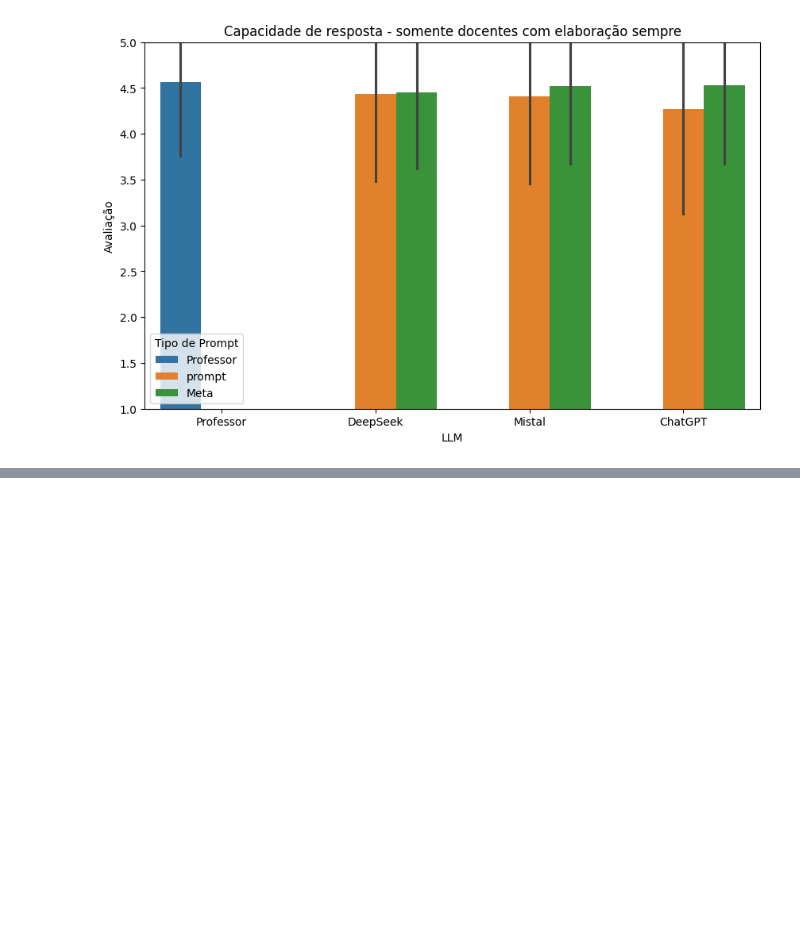
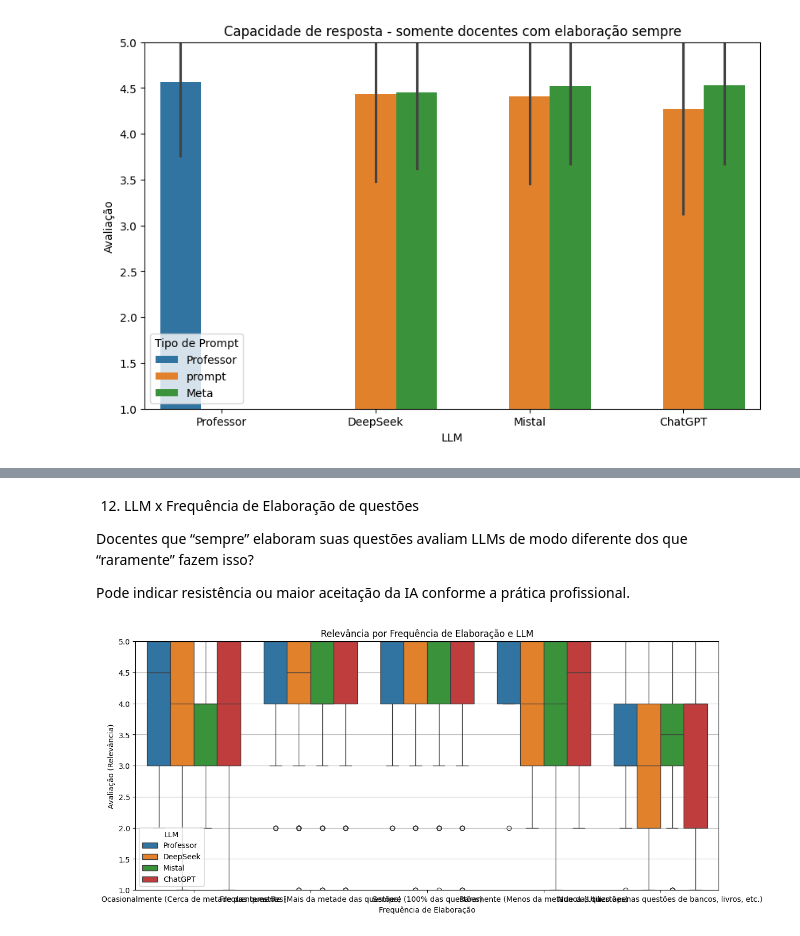
Before and after one commit to wendycataldo/A_dissertacao, a Jupyter notebook: Avaliação_do_questionario_professores.ipynb, the cells around one changed output, grey strips where cells are left out. Drawn from its saved outputs; the diff is of its cells as text; code cells hidden in the pictures; blank space fills up the shorter version.

```diff
--- a/Avaliação_do_questionario_professores.ipynb
+++ b/Avaliação_do_questionario_professores.ipynb
@@ -437,0 +522,25 @@ filtro_especial = df_long[
+# %% [markdown]
+12. LLM x Frequência de Elaboração de questões
+
+Docentes que “sempre” elaboram suas questões avaliam LLMs de modo diferente dos que “raramente” fazem isso?
+
+Pode indicar resistência ou maior aceitação da IA conforme a prática profissional.
+# %%
+criterio = 'Relevância'
+plt.figure(figsize=(14,6))
+sns.boxplot(
+    data=df_long[df_long['Criterio']==criterio],
+    x='Frequencia_Elaboracao',
+    y='Valor',
+    hue='LLM',
+    palette='tab10'
+)
+plt.ylim(1,5)
+plt.title(f'{criterio} por Frequência de Elaboração e LLM')
+plt.xlabel('Frequência de Elaboração')
+plt.ylabel(f'Avaliação ({criterio})')
+plt.legend(title='LLM')
+plt.grid(True, axis='y')
+plt.show()
+# %% [output]
+[figure, added]
```
Also changed, not shown: parts of 64 cells of this notebook.
